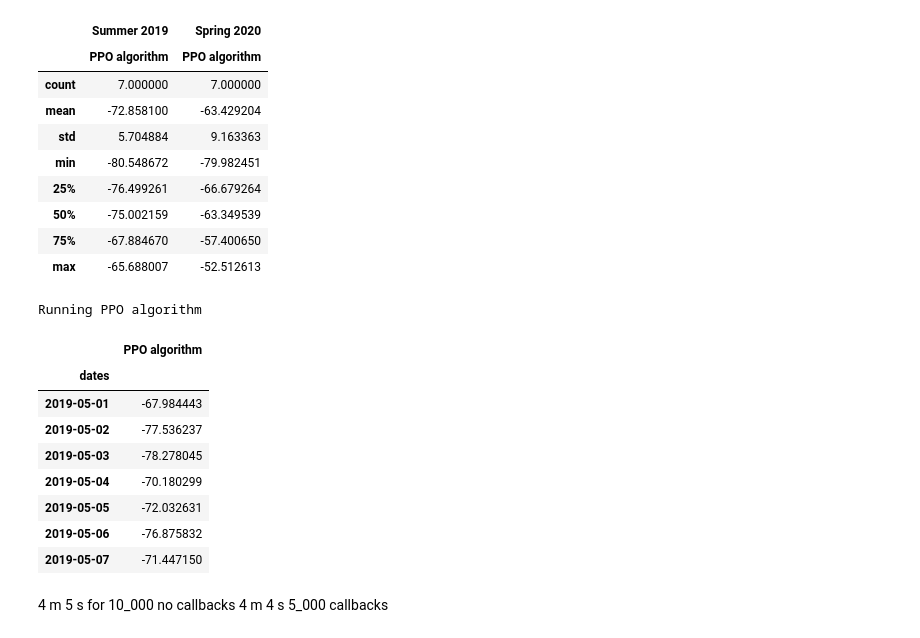
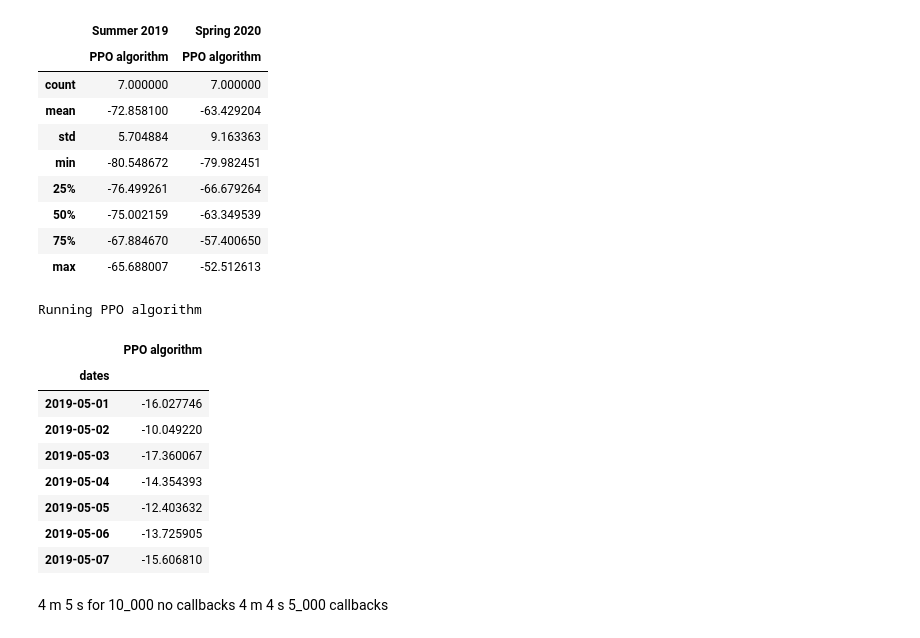
Before and after one commit to chrisyeh96/sustaingym, a Jupyter notebook: examples/baseline_algos.ipynb, the cells around one changed output. Saved outputs shown, nothing was run; the diff lists cells and outputs as text; code cells hidden in the pictures.

```diff
--- a/examples/baseline_algos.ipynb
+++ b/examples/baseline_algos.ipynb
@@ -229,23 +177,40 @@ pd.concat(rewards_for_ranges, axis=1).describe()
 | 50% | -75.002159 | -63.349539 |
 | 75% | -67.884670 | -57.400650 |
 | max | -65.688007 | -52.512613 |
-# %%
-loaded_model_on_train = PPO.load(f'./logs/{MODEL}/model_250k_timesteps')
-
-rl_algo = PPOAlgorithm(train_env, loaded_model_on_train)
-loaded_model_on_train_rewards = collect_rewards([rl_algo], TRAIN_DATE_RANGE, num_days=7)
-loaded_model_on_train_rewards
-# %% [output]
-Running PPO algorithm
-|  | PPO algorithm |
-| dates |  |
-| 2019-05-01 | -67.984443 |
-| 2019-05-02 | -77.536237 |
-| 2019-05-03 | -78.278045 |
-| 2019-05-04 | -70.180299 |
-| 2019-05-05 | -72.032631 |
-| 2019-05-06 | -76.875832 |
-| 2019-05-07 | -71.447150 |
+# %%
+from stable_baselines3 import PPO
+
+SITE = 'caltech'
+MODEL = 'ppo'
+TRAIN_DATE_RANGE = 'Summer 2019'
+# TEST_DATE_RANGE = 'Spring 2020'
+loaded_model_on_train = PPO.load(f'./logs/ppo/model_250k_timesteps')
+
+def get_env(train=True):
+    date_period = TRAIN_DATE_RANGE if train else TEST_DATE_RANGE
+
+    def _get_env():
+        gen = GMMsTraceGenerator(site=SITE, date_period=date_period, random_seed=42)
+        return EVChargingEnv(gen, action_type='discrete', project_action=False)
+
+    return _get_env
+
+train_env = get_env(train=True)()
+
+rl_algo = PPOAlgorithm(train_env, loaded_model_on_train)
+loaded_model_on_train_rewards = collect_rewards([rl_algo], TRAIN_DATE_RANGE, num_days=7)
+loaded_model_on_train_rewards
+# %% [output]
+Running PPO algorithm
+|  | PPO algorithm |
+| dates |  |
+| 2019-05-01 | -16.027746 |
+| 2019-05-02 | -10.049220 |
+| 2019-05-03 | -17.360067 |
+| 2019-05-04 | -14.354393 |
+| 2019-05-05 | -12.403632 |
+| 2019-05-06 | -13.725905 |
+| 2019-05-07 | -15.606810 |
 # %% [markdown]
 4 m 5 s for 10_000 no callbacks
 4 m 4 s 5_000 callbacks
```
Also changed, not shown: parts of 8 cells of this notebook, 58 other files.
